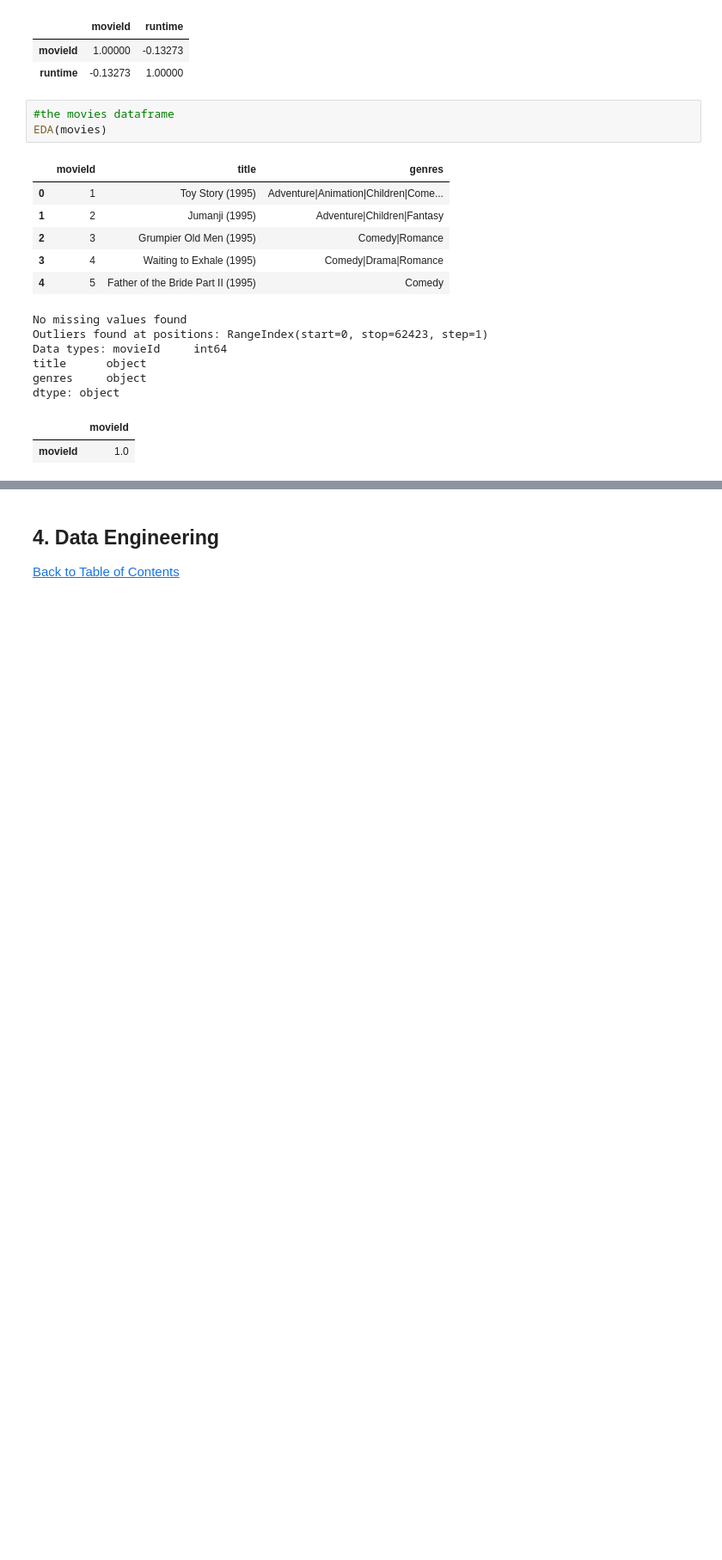
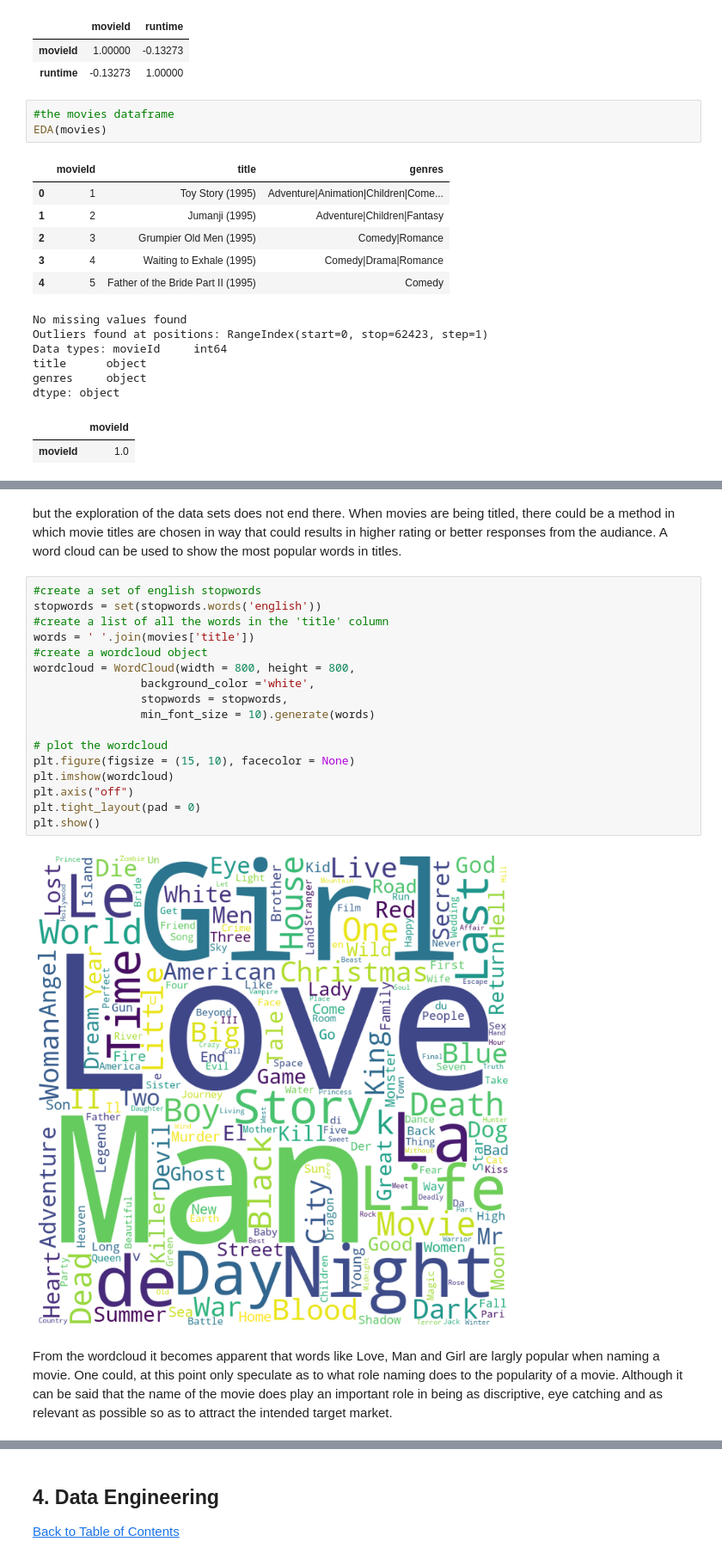
Before and after one commit to honeyzwane/Movie-Recommendation-PredictTeam_NM5, a Jupyter notebook: Movie Recommendation.ipynb, the cells around one changed output, grey strips where cells are left out. Shown at 86% size. Cells and saved outputs as stored; diff of their text form; blank space fills up the shorter version.

```diff
--- a/Movie Recommendation.ipynb
+++ b/Movie Recommendation.ipynb
@@ -222,0 +349,23 @@ For the visuals,
+# %% [markdown]
+but the exploration of the data sets does not end there. When movies are being titled, there could be a method in which movie titles are chosen in way that could results in higher rating or better responses from the audiance. A word cloud can be used to show the most popular words in titles.
+# %%
+#create a set of english stopwords
+stopwords = set(stopwords.words('english'))
+#create a list of all the words in the 'title' column
+words = ' '.join(movies['title'])
+#create a wordcloud object
+wordcloud = WordCloud(width = 800, height = 800,
+                background_color ='white',
+                stopwords = stopwords,
+                min_font_size = 10).generate(words)
+
+# plot the wordcloud
+plt.figure(figsize = (15, 10), facecolor = None)
+plt.imshow(wordcloud)
+plt.axis("off")
+plt.tight_layout(pad = 0)
+plt.show()
+# %% [output]
+[figure, added]
+# %% [markdown]
+From the wordcloud it becomes apparent that words like Love, Man and Girl are largly popular when naming a movie. One could, at this point only speculate as to what role naming does to the popularity of a movie. Although it can be said that the name of the movie does play an important role in being as discriptive, eye catching and as relevant as possible so as to attract the intended target market.
```
Also changed, not shown: parts of 47 cells of this notebook.
